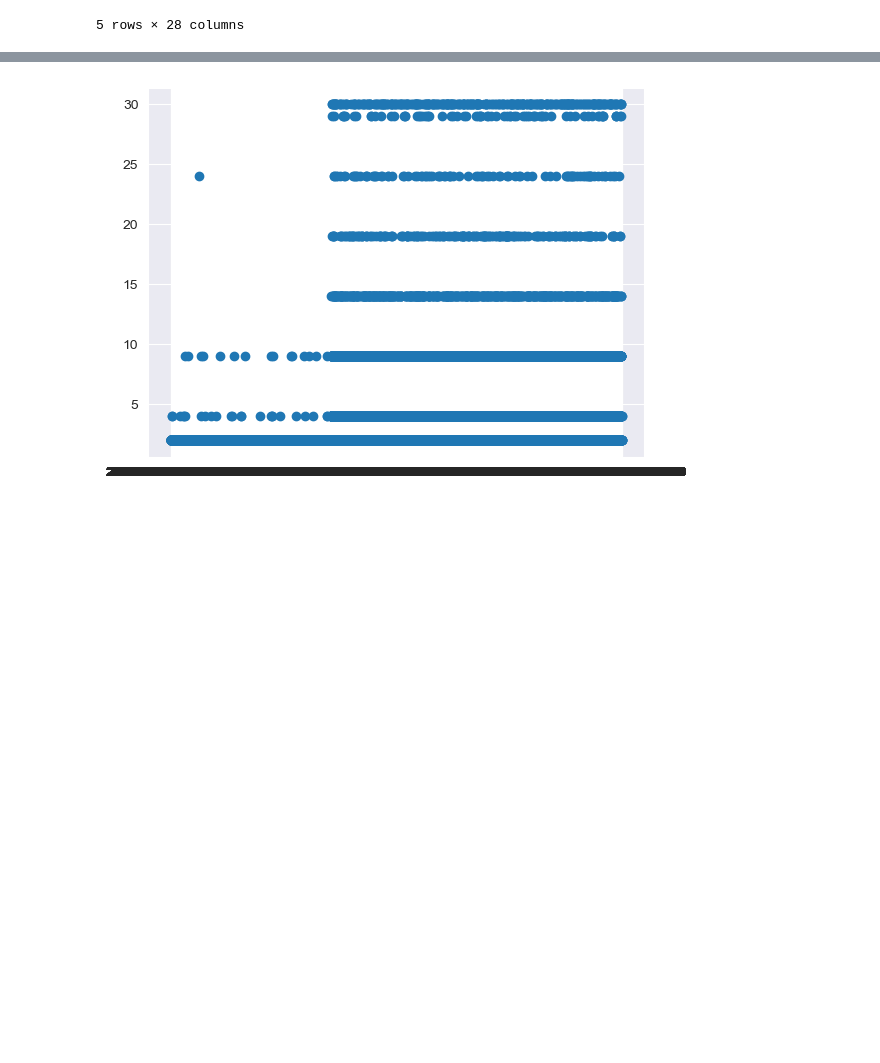
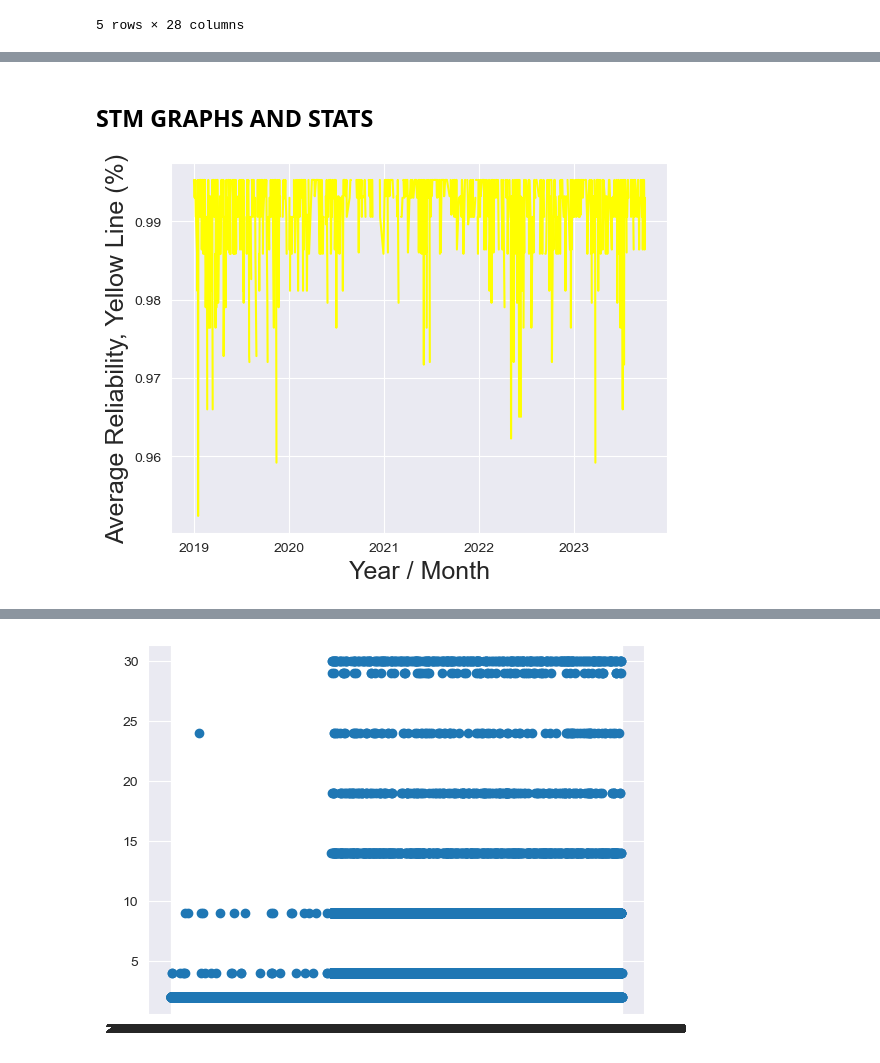
Before and after one commit to katherinewest/CME538_2023, a Jupyter notebook: EDA.ipynb, the cells around one changed output, grey strips where cells are left out. Saved outputs shown, nothing was run; the diff lists cells and outputs as text; code cells hidden in the pictures; blank space fills up the shorter version.

```diff
--- a/EDA.ipynb
+++ b/EDA.ipynb
@@ -308,0 +440,6 @@ stm_df["Ligne"] = stm_df["Ligne"].replace(to_replace=translate_key.keys(), value
+# %%
+stm_delay_perday.head()
+
+stm_delay_perday["weekday"] = stm_delay_perday["Jour de la semaine"] + 1
+
+stm_delay_perday.head()
@@ -308,0 +453,19 @@ stm_df["Ligne"] = stm_df["Ligne"].replace(to_replace=translate_key.keys(), value
+# %%
+def define_daily_rides(row_temp):
+    line_temp = str(row_temp["Ligne"])
+    day = str(row_temp["weekday"])
+    print(line_temp)
+
+    if line_temp == "Ligne bleue":
+        return bleue_ridesperday_dict.get(day)
+    elif line_temp == "Ligne orange":
+        return orange_ridesperday_dict.get(day)
+    elif line_temp == "Ligne verte":
+        return verte_ridesperday_dict.get(day)
+    elif line_temp == "Ligne jaune":
+        return jaune_ridesperday_dict.get(day)
+    else:
+        print("returned other")
+        return avg_daily_rides.get(day)
+# %%
+stm_delay_perday["total_daily_rides"] = stm_delay_perday.apply(define_daily_rides, axis=1)
@@ -308,0 +506,4 @@ stm_df["Ligne"] = stm_df["Ligne"].replace(to_replace=translate_key.keys(), value
+# %%
+stm_delay_perday["reliability"] = 1 - stm_delay_perday["delay"] / stm_delay_perday["total_daily_rides"]
+
+stm_delay_perday
@@ -308,0 +526,12 @@ stm_df["Ligne"] = stm_df["Ligne"].replace(to_replace=translate_key.keys(), value
+# %% [markdown]
+## STM GRAPHS AND STATS
+# %%
+grouped_jaune = stm_delay_perday[stm_delay_perday["Ligne"] == "Ligne jaune"].groupby("date")["reliability"].mean()
+ax = grouped_jaune.plot(color="yellow")
+ax.set_xlabel('Year / Month', fontsize=18)
+
+
+ax.set_ylabel('Average Reliability, Yellow Line (%)', fontsize=18)
+plt.show()
+# %% [output]
+[figure, added]
```
Also changed, not shown: parts of 30 cells of this notebook.
